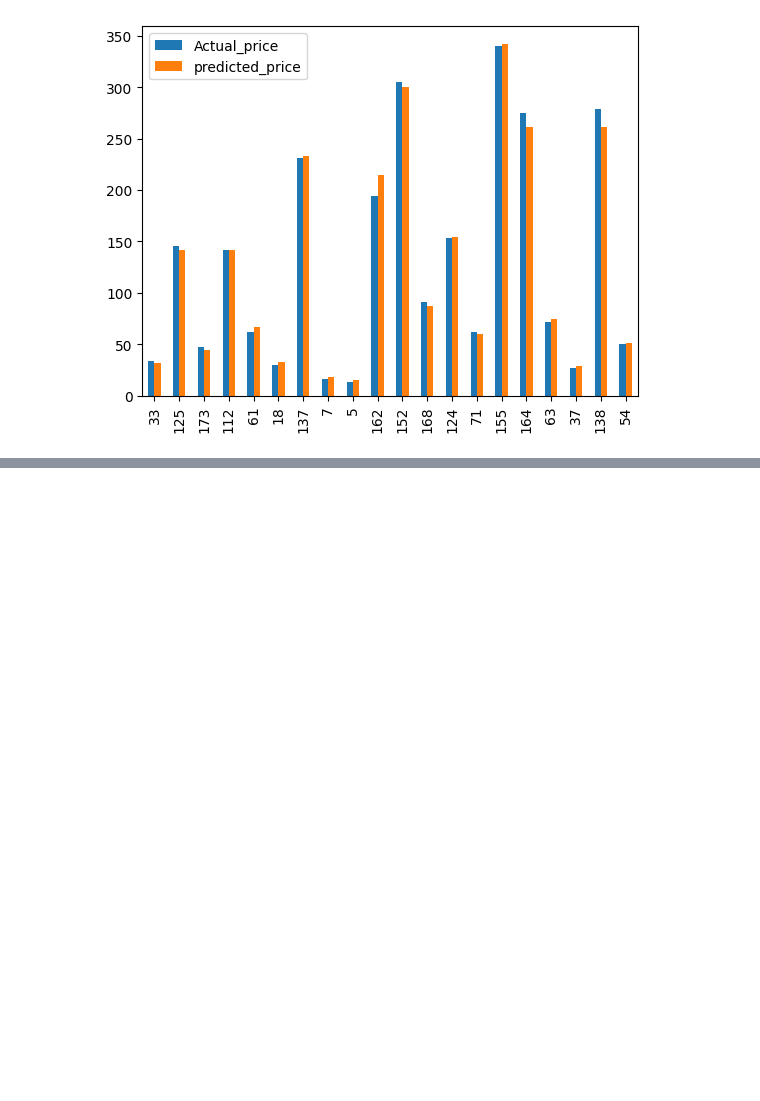
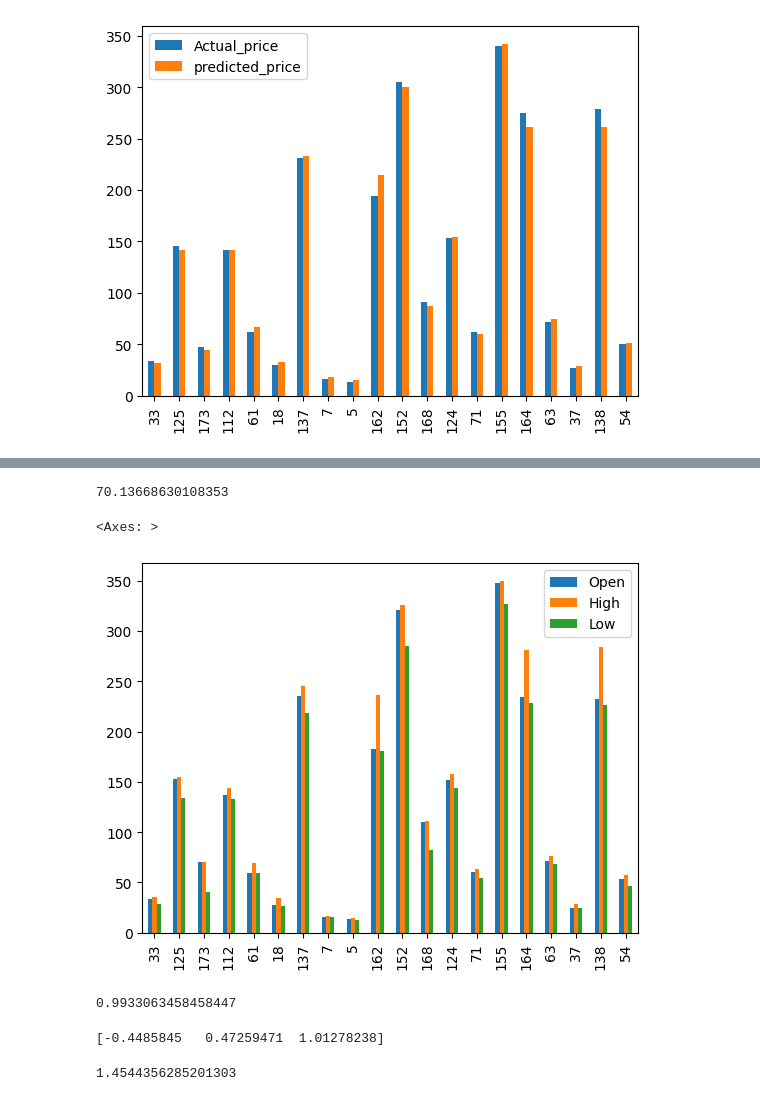
Before and after one commit to aayushkumar1/EDA, a Jupyter notebook: Untitled4.ipynb, the cells around one changed output, grey strips where cells are left out. Cells and saved outputs as stored; diff of their text form; code cells hidden in the pictures; blank space fills up the shorter version.

```diff
--- a/Untitled4.ipynb
+++ b/Untitled4.ipynb
@@ -210,0 +242,12 @@ graph.plot(kind='bar')
+# %%
+#checking the mean_squared_error of the model
+mean_squared_error(y_test,algo1.predict(x_test))
+# %% [output]
+70.13668630108353
+# %%
+#let's visualize the prediction
+graph=x_test.head(20)
+graph.plot(kind='bar')
+# %% [output]
+<Axes: >
+[figure, added]
@@ -210,0 +257,16 @@ graph.plot(kind='bar')
+# %%
+#applying fit and score to train and test data
+algo2.fit(x_train,y_train)
+algo2.score(x_test,y_test)
+# %% [output]
+0.9933063458458447
+# %%
+#checking the coefficient
+print(algo2.coef_)
+# %% [output]
+[-0.4485845   0.47259471  1.01278238]
+# %%
+#let's check the intercept
+print(algo2.intercept_)
+# %% [output]
+1.4544356285201303
```
Also changed, not shown: parts of 7 cells of this notebook.
